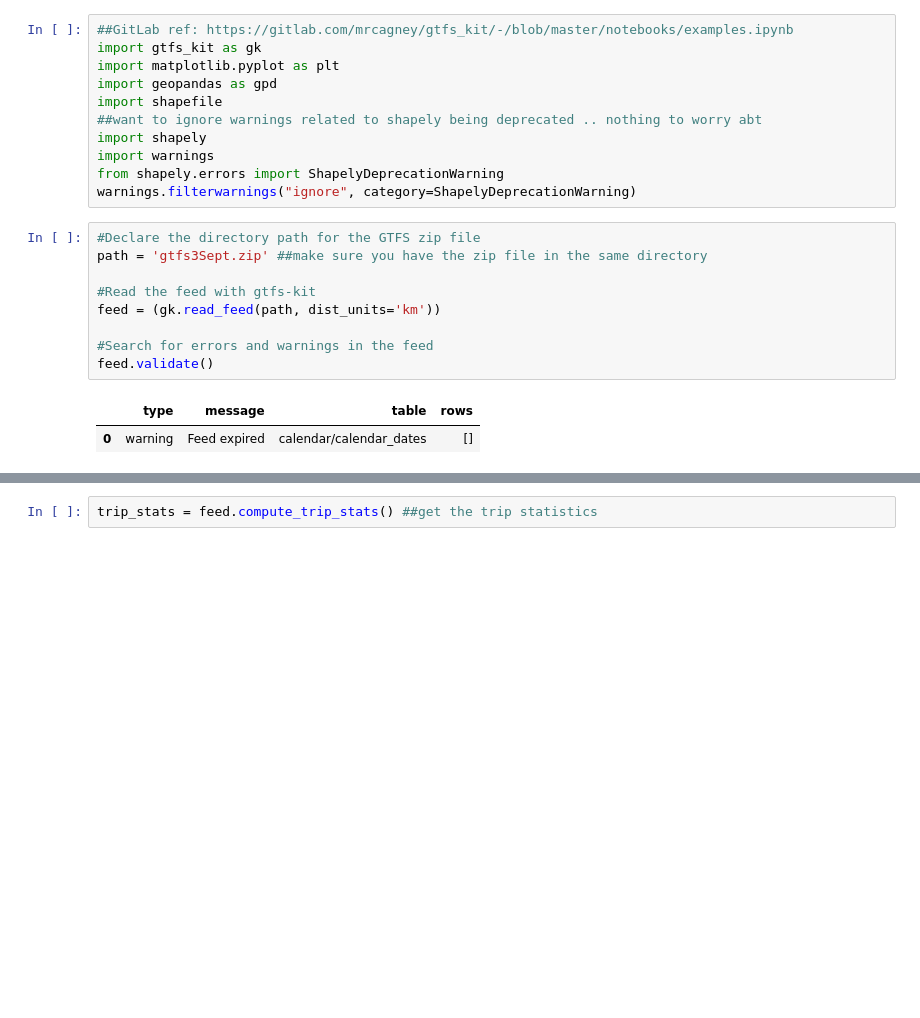
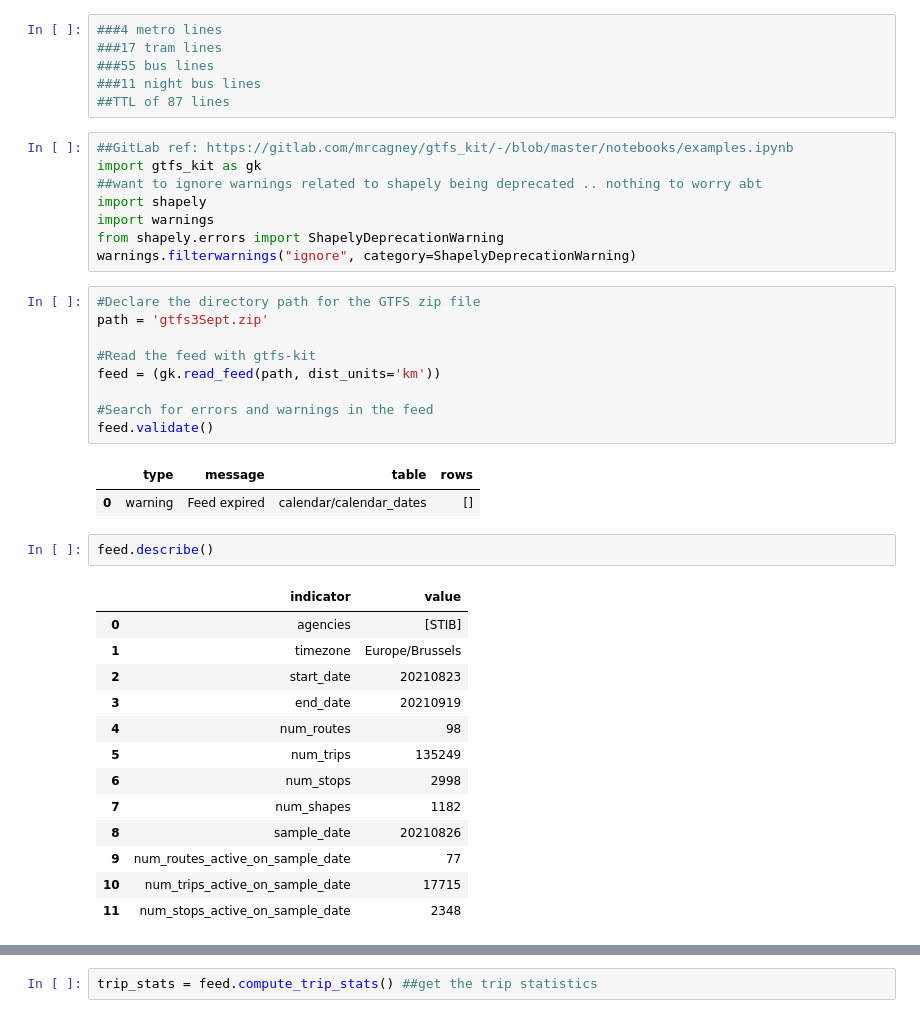
Before and after one commit to ahmadabusaiid/dm-stib-hack-my-ride, a Jupyter notebook: Basic Stats - Offline schedule exploration.ipynb, the cells around one changed output, grey strips where cells are left out. Saved outputs shown, nothing was run; the diff lists cells and outputs as text; blank space fills up the shorter version.

```diff
--- a/Basic Stats - Offline schedule exploration.ipynb
+++ b/Basic Stats - Offline schedule exploration.ipynb
@@ -1,9 +1,12 @@
+# %%
+###4 metro lines
+###17 tram lines
+###55 bus lines
+###11 night bus lines
+##TTL of 87 lines
 # %%
 ##GitLab ref: https://gitlab.com/mrcagney/gtfs_kit/-/blob/master/notebooks/examples.ipynb
 import gtfs_kit as gk
-import matplotlib.pyplot as plt
-import geopandas as gpd
-import shapefile
 ##want to ignore warnings related to shapely being deprecated .. nothing to worry abt
 import shapely
 import warnings
@@ -11,7 +14,7 @@ from shapely.errors import ShapelyDeprecationWarning
 warnings.filterwarnings("ignore", category=ShapelyDeprecationWarning)
 # %%
 #Declare the directory path for the GTFS zip file
-path = 'gtfs3Sept.zip' ##make sure you have the zip file in the same directory
+path = 'gtfs3Sept.zip'
 
 #Read the feed with gtfs-kit
 feed = (gk.read_feed(path, dist_units='km'))
@@ -21,3 +24,19 @@ feed.validate()
 # %% [output]
 |  | type | message | table | rows |
 | 0 | warning | Feed expired | calendar/calendar_dates | [] |
+# %%
+feed.describe()
+# %% [output]
+|  | indicator | value |
+| 0 | agencies | [STIB] |
+| 1 | timezone | Europe/Brussels |
+| 2 | start_date | 20210823 |
+| 3 | end_date | 20210919 |
+| 4 | num_routes | 98 |
+| 5 | num_trips | 135249 |
+| 6 | num_stops | 2998 |
+| 7 | num_shapes | 1182 |
+| 8 | sample_date | 20210826 |
+| 9 | num_routes_active_on_sample_date | 77 |
+| 10 | num_trips_active_on_sample_date | 17715 |
+| 11 | num_stops_active_on_sample_date | 2348 |
```
Also changed, not shown: parts of 5 cells of this notebook.
